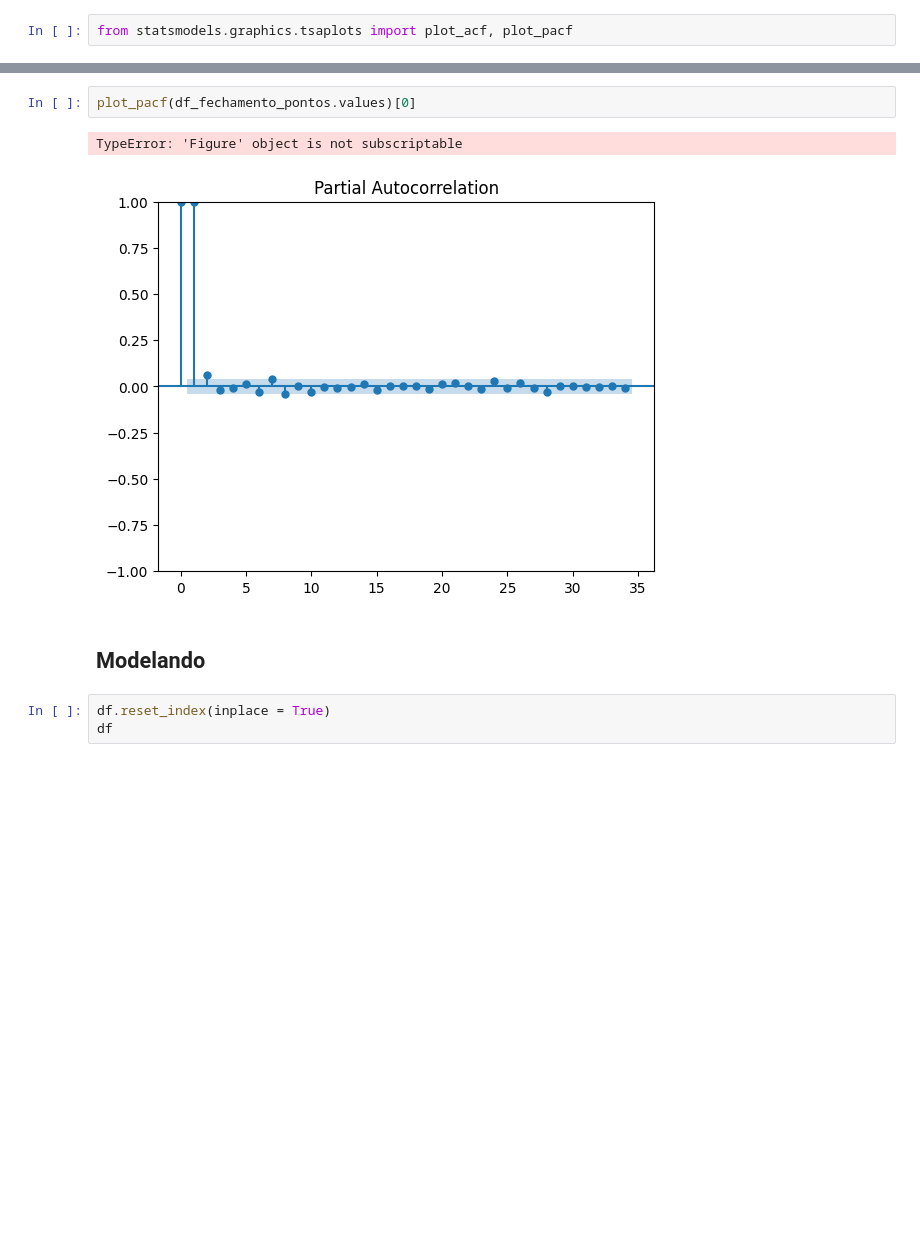
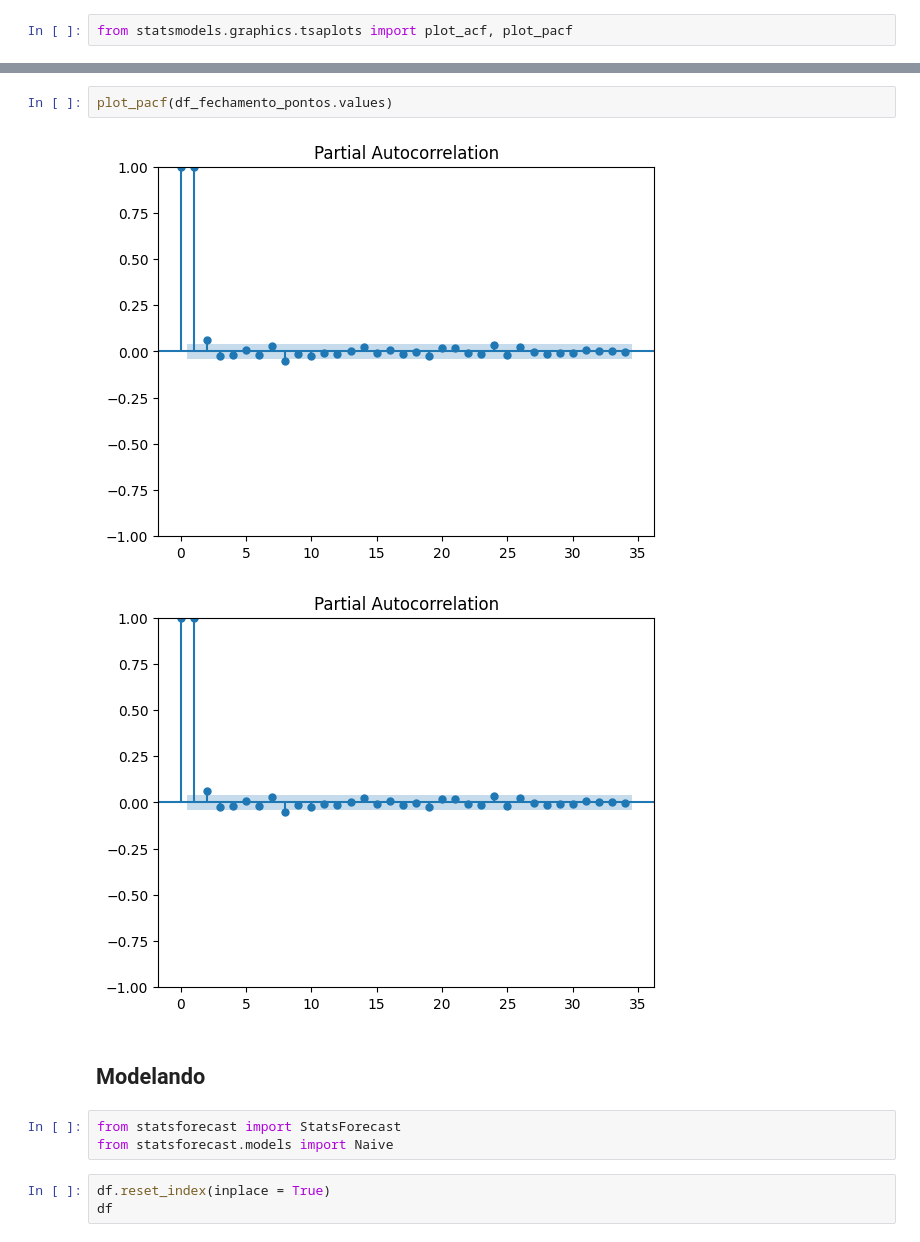
Before and after one commit to jorgeplatero/postech_techchallenge_fase_2, a Jupyter notebook: notebook.ipynb, the cells around one changed output, grey strips where cells are left out. Cells and saved outputs as stored; diff of their text form; blank space fills up the shorter version.

```diff
--- a/notebook.ipynb
+++ b/notebook.ipynb
@@ -353,10 +353,13 @@ TypeError: 'Figure' object is not subscriptable
 # %%
-plot_pacf(df_fechamento_pontos.values)[0]
+plot_pacf(df_fechamento_pontos.values)
 # %% [output]
-TypeError: 'Figure' object is not subscriptable
 [figure]
+[figure, added]
 # %% [markdown]
 ## Modelando
+# %%
+from statsforecast import StatsForecast
+from statsforecast.models import Naive
 # %%
 df.reset_index(inplace = True)
 df
```
Also changed, not shown: parts of 9 cells of this notebook.
